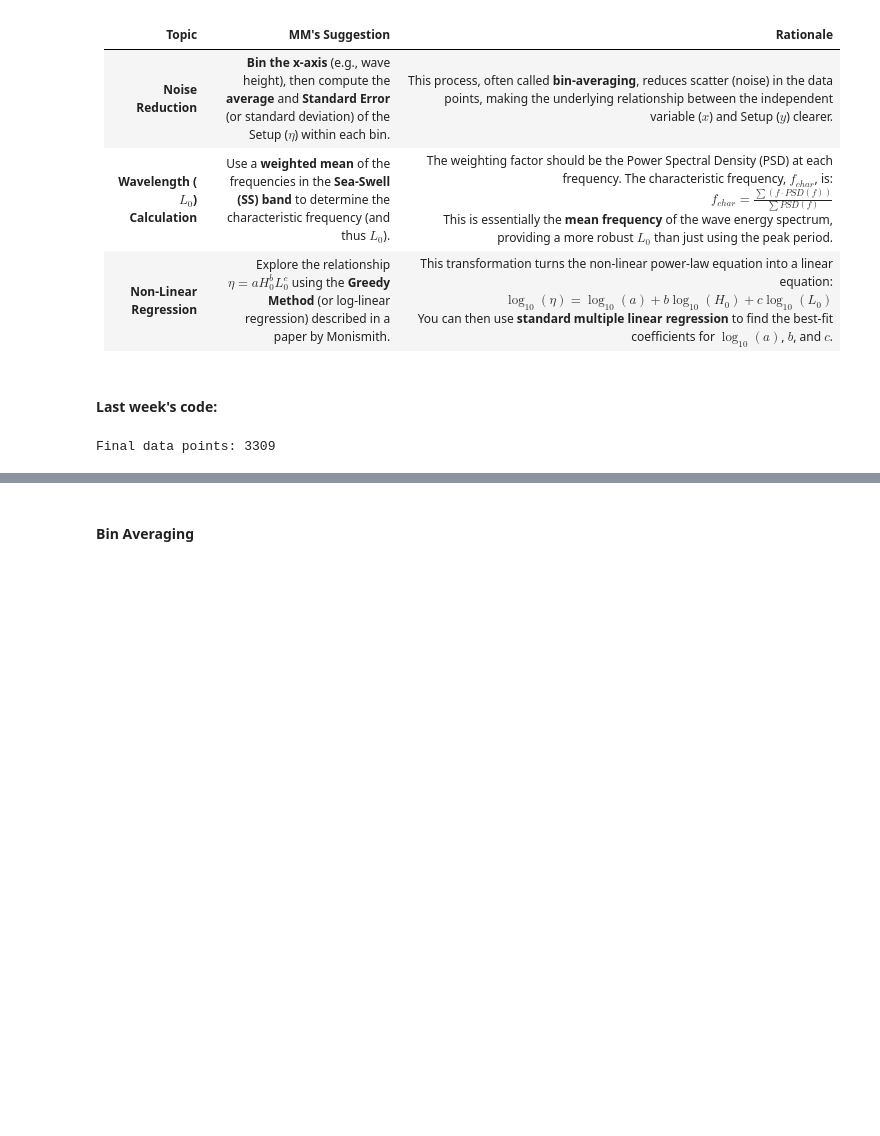
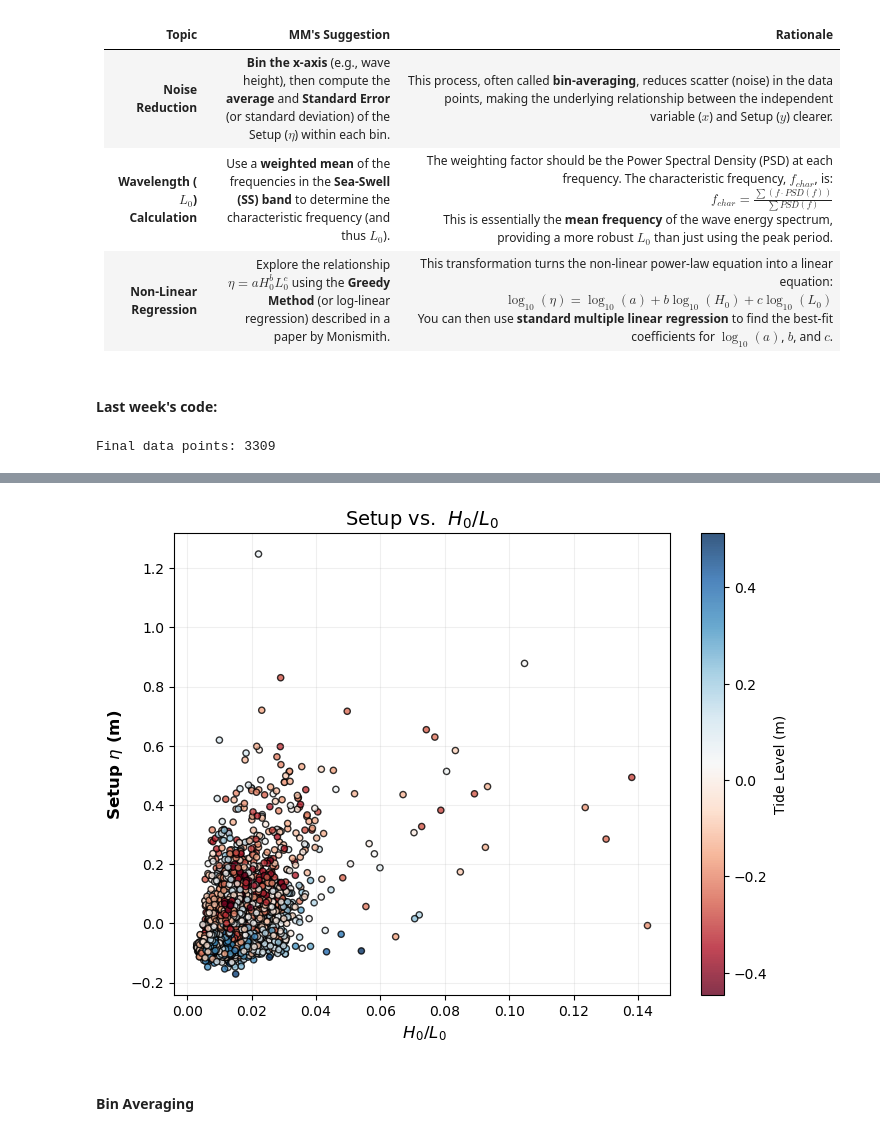
Before and after one commit to isidora-rojas/PILOT_Mokuleia, a Jupyter notebook: Mark_Meetings/2025-12-10_meeting.ipynb, the cells around one changed output, grey strips where cells are left out. Cells and saved outputs as stored; diff of their text form; code cells hidden in the pictures; blank space fills up the shorter version.

```diff
--- a/Mark_Meetings/2025-12-10_meeting.ipynb
+++ b/Mark_Meetings/2025-12-10_meeting.ipynb
@@ -144,3 +232,25 @@ plt.show()
+# %%
+import matplotlib.pyplot as plt
+
+fig, ax = plt.subplots(figsize=(8, 6), dpi=100)
+
+# 1. Plot the data
+sc = ax.scatter(final_df['H0/L0'], final_df['n'],
+                c=final_df['h_tide'], cmap="RdBu", edgecolor="k", s=20, alpha=0.8)
+
+
+
+# 3. Fix Labels (You were plotting L0 but labeled it H0)
+ax.set_xlabel(r" $H_0/L_0$", fontsize=12, fontweight='bold')
+ax.set_ylabel("Setup $\eta$ (m)", fontsize=12, fontweight='bold')
+ax.set_title("Setup vs.  $H_0/L_0$", fontsize=14)
+
+ax.grid(True, which='both', alpha=0.2) # 'both' shows minor grid lines for log scale
+plt.colorbar(sc, label="Tide Level (m)")
+
+plt.show()
+# %% [output]
+[figure, added]
 # %% [markdown]
 #### Bin Averaging
 # %%
```
Also changed, not shown: parts of 40 cells of this notebook, 2 other files.
